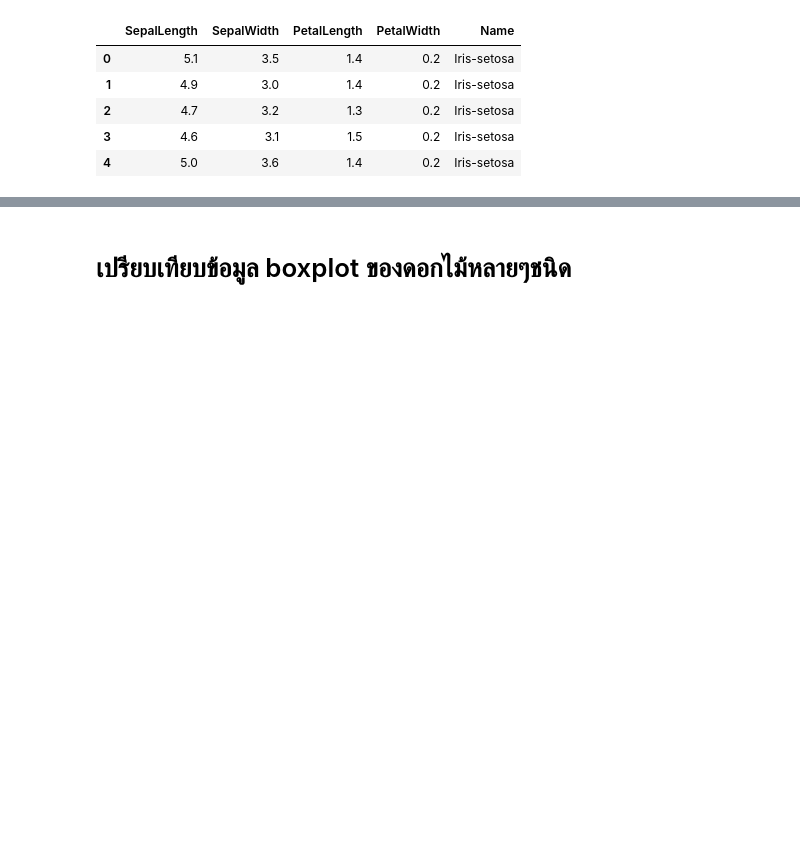
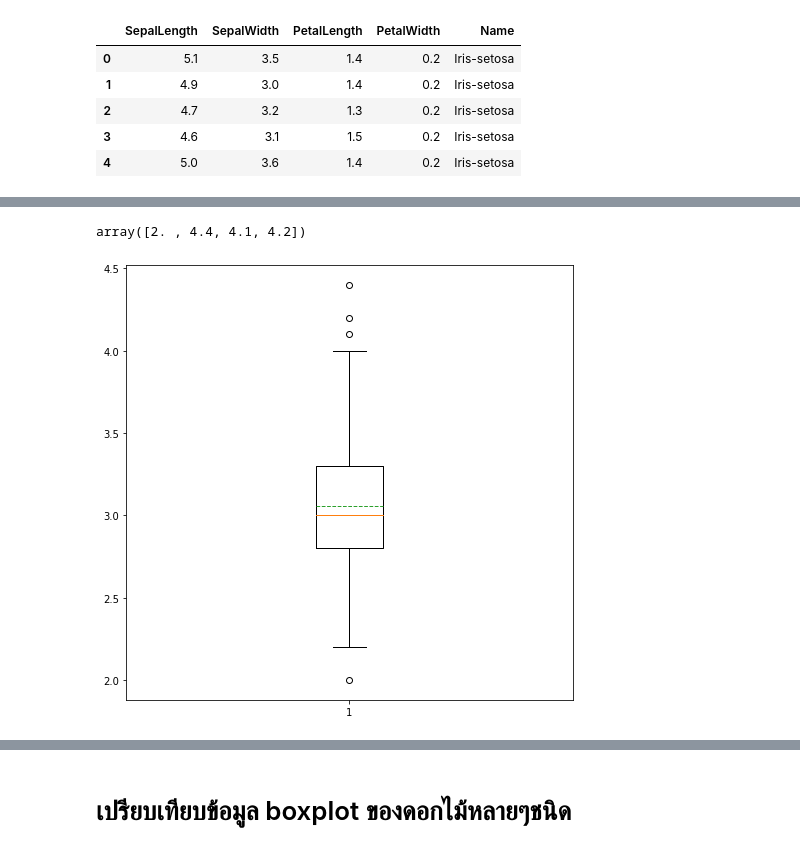
Before and after one commit to Suchirapon/data_viz, a Jupyter notebook: Visualize_Data_Distribution(02).ipynb, the cells around one changed output, grey strips where cells are left out. Cells and saved outputs as stored; diff of their text form; code cells hidden in the pictures; blank space fills up the shorter version.

```diff
--- a/Visualize_Data_Distribution(02).ipynb
+++ b/Visualize_Data_Distribution(02).ipynb
@@ -387,0 +311,8 @@ df.head()
+# %%
+O['fliers'][0].get_ydata() # .get_ydata ดึงค่าออกมา
+# %% [output]
+array([2. , 4.4, 4.1, 4.2])
+# %%
+O = plt.boxplot(df['SepalWidth'],showmeans=True,meanline=True)
+# %% [output]
+[figure, added]
```
Also changed, not shown: parts of 30 cells of this notebook.
